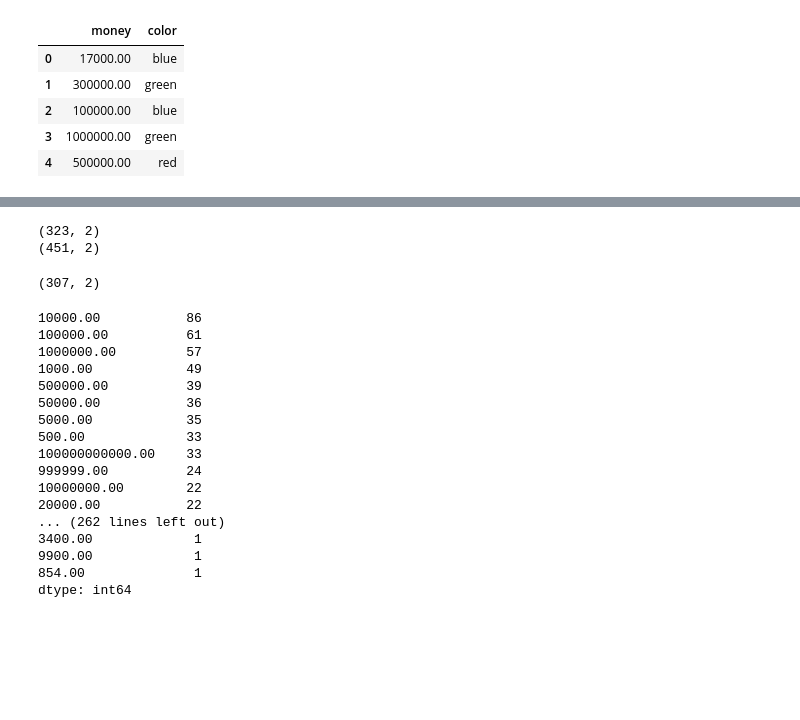
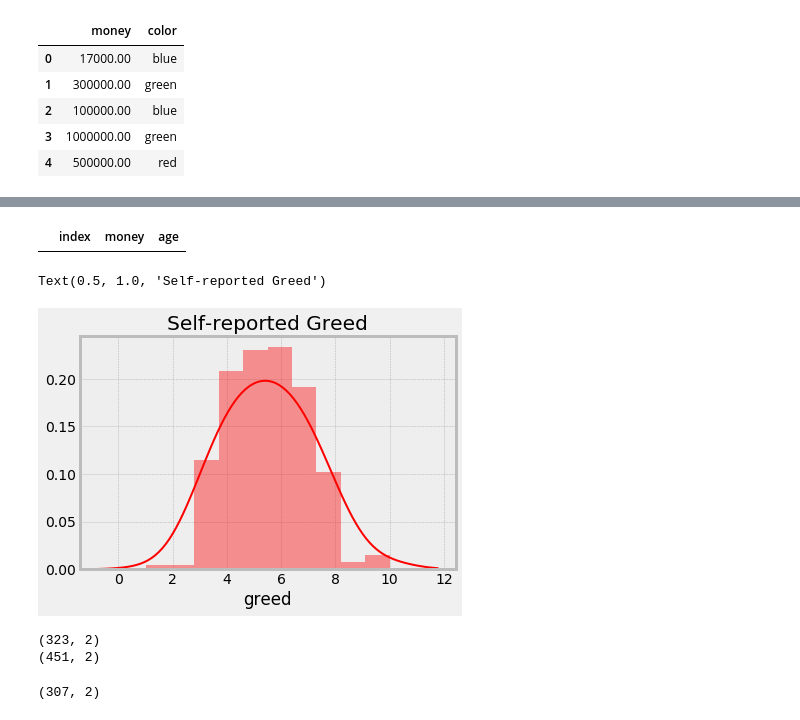
Before and after one commit to 120Davies/MMG, a Jupyter notebook: MMG_presentation.ipynb, the cells around one changed output, grey strips where cells are left out. Cells and saved outputs as stored; diff of their text form; code cells hidden in the pictures; blank space fills up the shorter version.

```diff
--- a/MMG_presentation.ipynb
+++ b/MMG_presentation.ipynb
@@ -233,9 +277,20 @@ df_other.head()
+# %%
+df_older = df_age_i.loc['833':'999']
+df_teens = df_age_i.loc['0':'273']
+df_low_20s = df_age_i.loc['274':'608']
+df_high_20s = df_age_i.loc['609':'832']
+# %% [output]
+|  | index | money | age |
 # %%
 # greed
 df_greed = df_total_raw[['money', 'greed']]
 df_greed = df_greed.dropna()
-ax = sns.distplot(df_greed.greed, bins = int(10), color = 'r', kde_kws={'bw':.37})
+ax = sns.distplot(df_greed.greed, bins = int(10), color = 'r', kde_kws={'bw':.6})
+plt.title('Self-reported Greed')
 # plt.hist(df_greed['greed'], color='red', edgecolor='black', bins=int(10))
+# %% [output]
+Text(0.5, 1.0, 'Self-reported Greed')
+[figure, added]
 # %%
 # I want to split greed into a high, moderate, and low df.
 df_greed_low = df_greed[df_greed['greed'].isin([0,1,2,3,4])]
@@ -248,24 +303,3 @@ df_greed_hi.shape
 (323, 2)
 (451, 2)
 (307, 2)
-# %%
-df_male = df_total_raw
-pd.value_counts(df_total_raw['money'].values, sort=True)
-# %% [output]
-10000.00           86
-100000.00          61
-1000000.00         57
-1000.00            49
-500000.00          39
-50000.00           36
-5000.00            35
-500.00             33
-100000000000.00    33
-999999.00          24
-10000000.00        22
-20000.00           22
-... (262 lines left out)
-3400.00             1
-9900.00             1
-854.00              1
-dtype: int64
```
Also changed, not shown: parts of 22 cells of this notebook.
